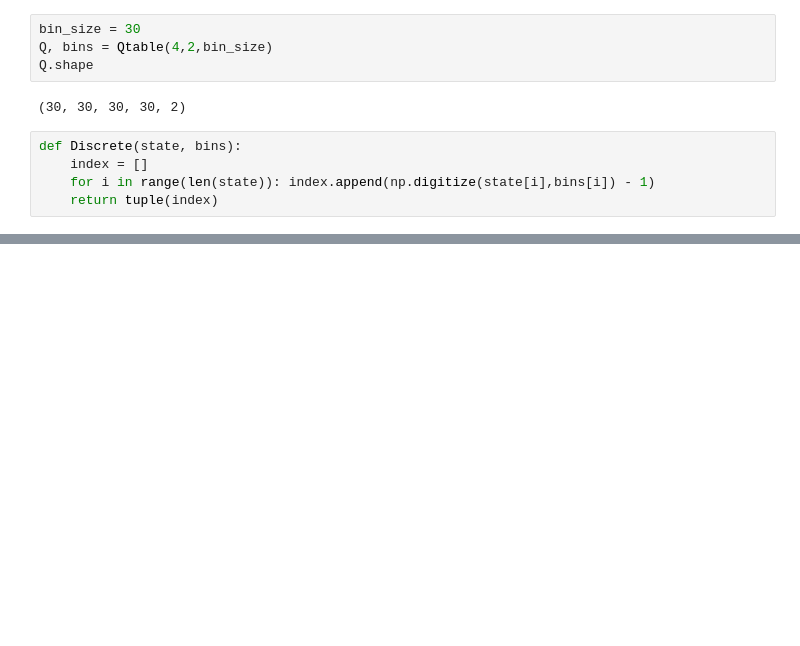
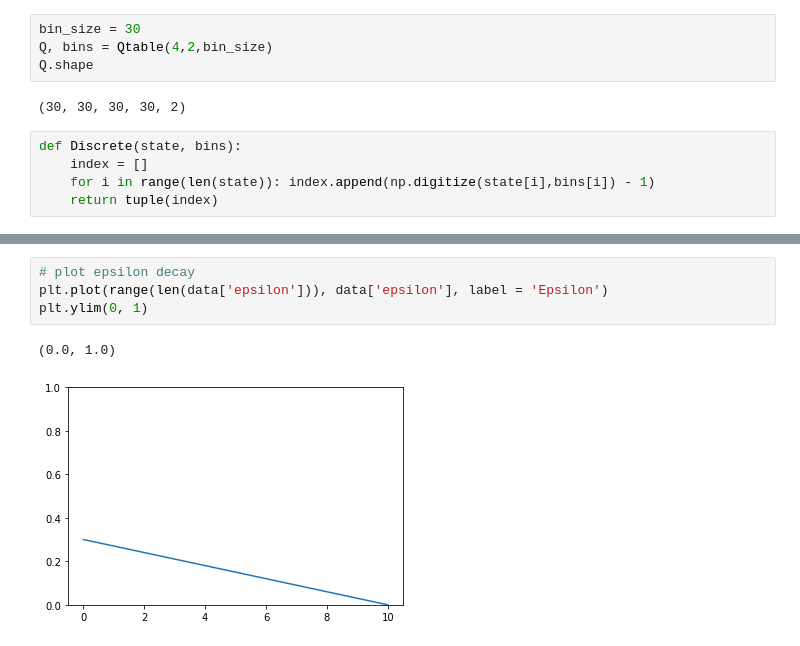
Before and after one commit to sddiener/DRL_coursework, a Jupyter notebook: Q_learning.ipynb, the cells around one changed output, grey strips where cells are left out. Cells and saved outputs as stored; diff of their text form; blank space fills up the shorter version.

```diff
--- a/Q_learning.ipynb
+++ b/Q_learning.ipynb
@@ -140,0 +164,7 @@ KeyboardInterrupt:
+# %%
+# plot epsilon decay
+plt.plot(range(len(data['epsilon'])), data['epsilon'], label = 'Epsilon')
+plt.ylim(0, 1)
+# %% [output]
+(0.0, 1.0)
+[figure, added]
```
Also changed, not shown: parts of 7 cells of this notebook.
